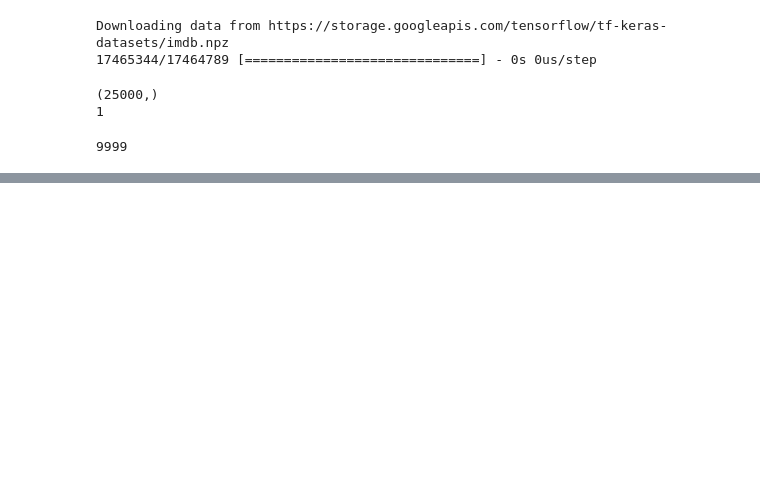
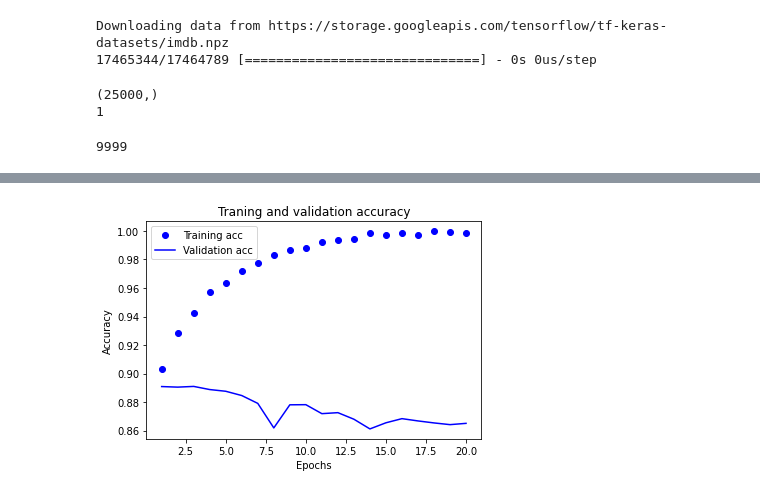
Before and after one commit to sm-lee-1/Caba_nlp, a Jupyter notebook: DL20_classifying_movie_reviews.ipynb, the cells around one changed output, grey strips where cells are left out. Cells and saved outputs as stored; diff of their text form; code cells hidden in the pictures; blank space fills up the shorter version.

```diff
--- a/DL20_classifying_movie_reviews.ipynb
+++ b/DL20_classifying_movie_reviews.ipynb
@@ -27,0 +135,2 @@ max([max(sequence) for sequence in train_data])
+# %%
+history_dict = history.history
@@ -27,0 +156,15 @@ max([max(sequence) for sequence in train_data])
+# %%
+plt.clf() # 그래프 초기화
+
+acc = history_dict['accuracy']
+val_acc = history_dict['val_accuracy']
+
+plt.plot(epochs, acc, 'bo', label='Training acc')
+plt.plot(epochs, val_acc, 'b', label='Validation acc')
+plt.title('Traning and validation accuracy')
+plt.xlabel('Epochs')
+plt.ylabel('Accuracy')
+plt.legend()
+plt.show()
+# %% [output]
+[figure, added]
```
Also changed, not shown: parts of 22 cells of this notebook.
